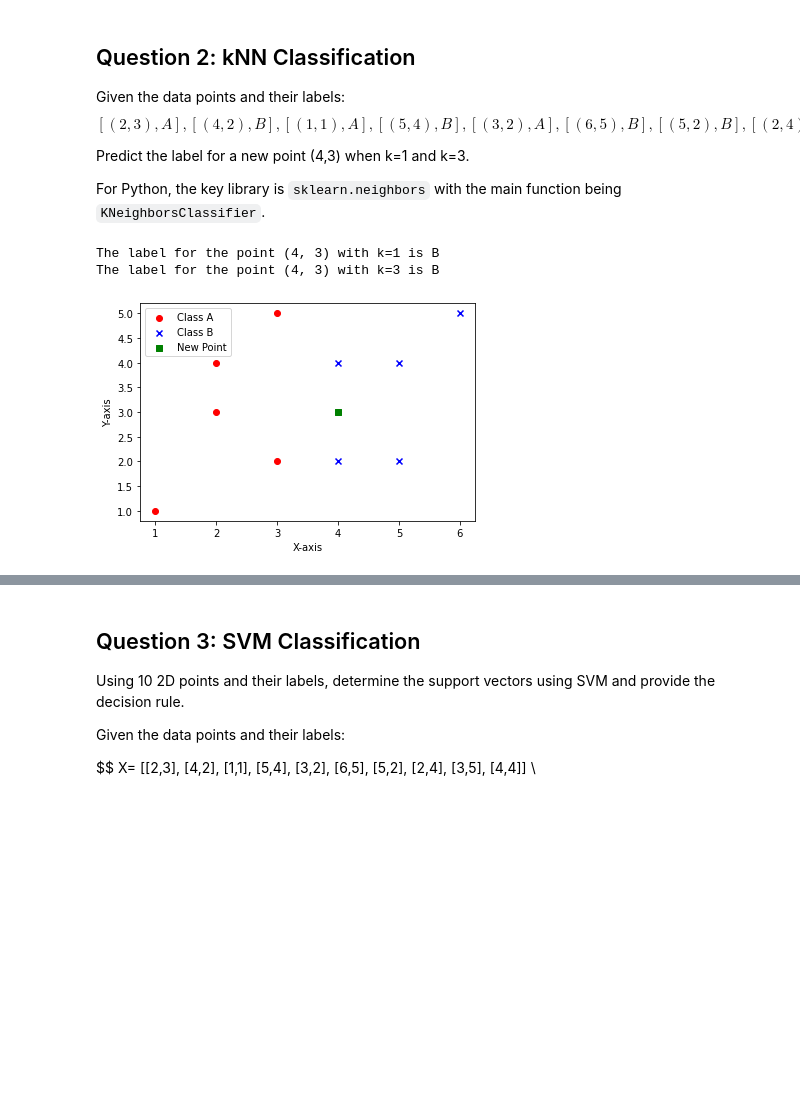
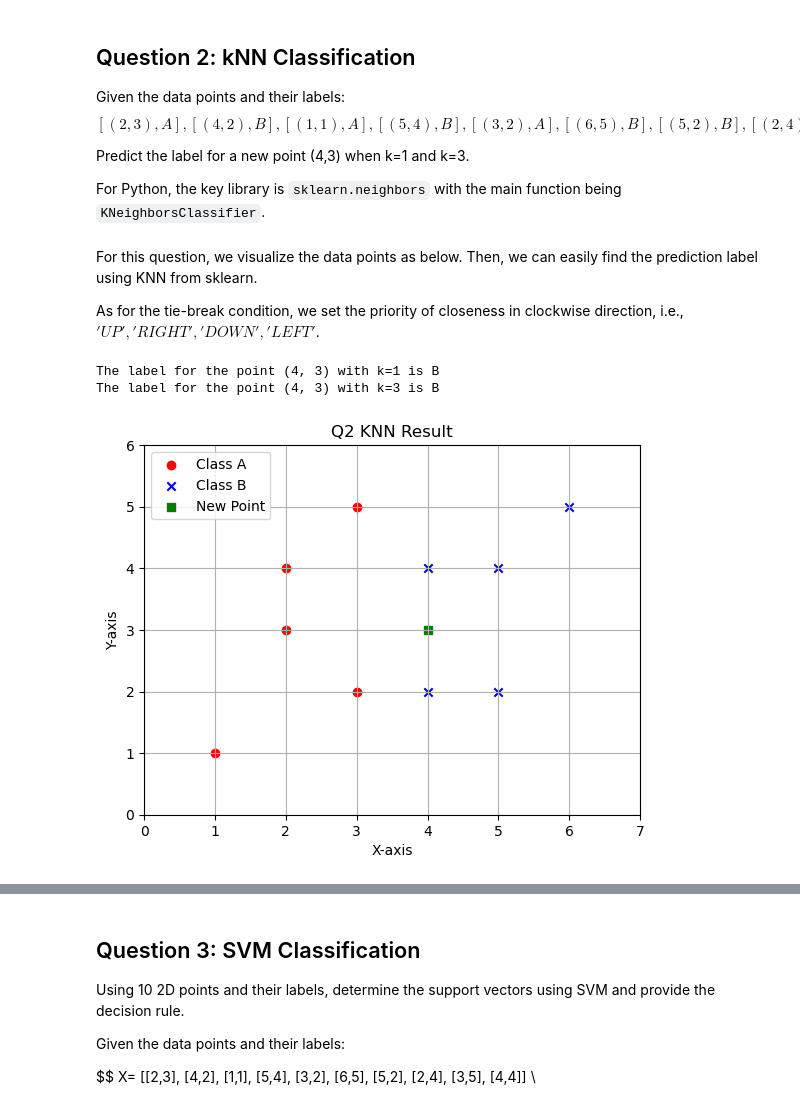
Before and after one commit to Everloom-129/ECE449_MachineLearning, a Jupyter notebook: Assignment/hw1/classical_ml.ipynb, the cells around one changed output, grey strips where cells are left out. Drawn from its saved outputs; the diff is of its cells as text; code cells hidden in the pictures; blank space fills up the shorter version.

```diff
--- a/Assignment/hw1/classical_ml.ipynb
+++ b/Assignment/hw1/classical_ml.ipynb
@@ -30,48 +102,51 @@ $$[(2,3), A], [(4,2), B], [(1,1), A], [(5,4), B], [(3,2), A], [(6,5), B], [(5,2)
 Predict the label for a new point (4,3) when k=1 and k=3.
 
 For Python, the key library is `sklearn.neighbors` with the main function being `KNeighborsClassifier`.
+# %% [markdown]
+For this question, we visualize the data points as below.
+Then, we can easily find the prediction label using KNN from sklearn.
+
+As for the tie-break condition, we set the priority of closeness in clockwise direction, i.e., $'UP', 'RIGHT', 'DOWN','LEFT' $.
 # %%
 from sklearn.neighbors import KNeighborsClassifier
 import numpy as np
 import matplotlib.pyplot as plt
 
 # Given data points and labels
 X = np.array([[2, 3], [4, 2], [1, 1], [5, 4], [3, 2], [6, 5], [5, 2], [2, 4], [3, 5], [4, 4]])
 y = np.array(['A', 'B', 'A', 'B', 'A', 'B', 'B', 'A', 'A', 'B'])
 
 # New point
-new_point = np.array([[4, 3]])
+new_point = np.array([4, 3])
 
-# k=1
-knn1 = KNeighborsClassifier(n_neighbors=1)
-knn1.fit(X, y)
-label1 = knn1.predict(new_point)
-print(f"The label for the point (4, 3) with k=1 is {label1[0]}")
+def Q2_KNN(k):
+    knn = KNeighborsClassifier(n_neighbors=k)
+    knn.fit(X, y)
+    label1 = knn.predict([new_point])[0]
+    print(f"The label for the point (4, 3) with k={k} is {label1[0]}")
 
-# k=3
-knn3 = KNeighborsClassifier(n_neighbors=3)
-knn3.fit(X, y)
-label3 = knn3.predict(new_point)
-print(f"The label for the point (4, 3) with k=3 is {label3[0]}")
-
+Q2_KNN(1)
+Q2_KNN(3)
 
 
 # Separate the points by label
 X_A = X[y == 'A']
 X_B = X[y == 'B']
 
 # Plot the points
 plt.scatter(X_A[:, 0], X_A[:, 1], label='Class A', color='red', marker='o')
 plt.scatter(X_B[:, 0], X_B[:, 1], label='Class B', color='blue', marker='x')
-plt.scatter(new_point[0][0], new_point[0][1], label='New Point', color='green', marker='s')
+plt.scatter(new_point[0], new_point[1], label='New Point', color='green', marker='s')
 
-# Add labels and legend
+plt.title('Q2 KNN Result')
 plt.xlabel('X-axis')
 plt.ylabel('Y-axis')
 plt.legend()
-
+plt.grid(True)
+plt.xlim([0,7])
+plt.ylim([0,6])
 plt.show()
 # %% [output]
 The label for the point (4, 3) with k=1 is B
 The label for the point (4, 3) with k=3 is B
-[figure, old version]
+[figure, new version]
```
Also changed, not shown: parts of 14 cells of this notebook.
